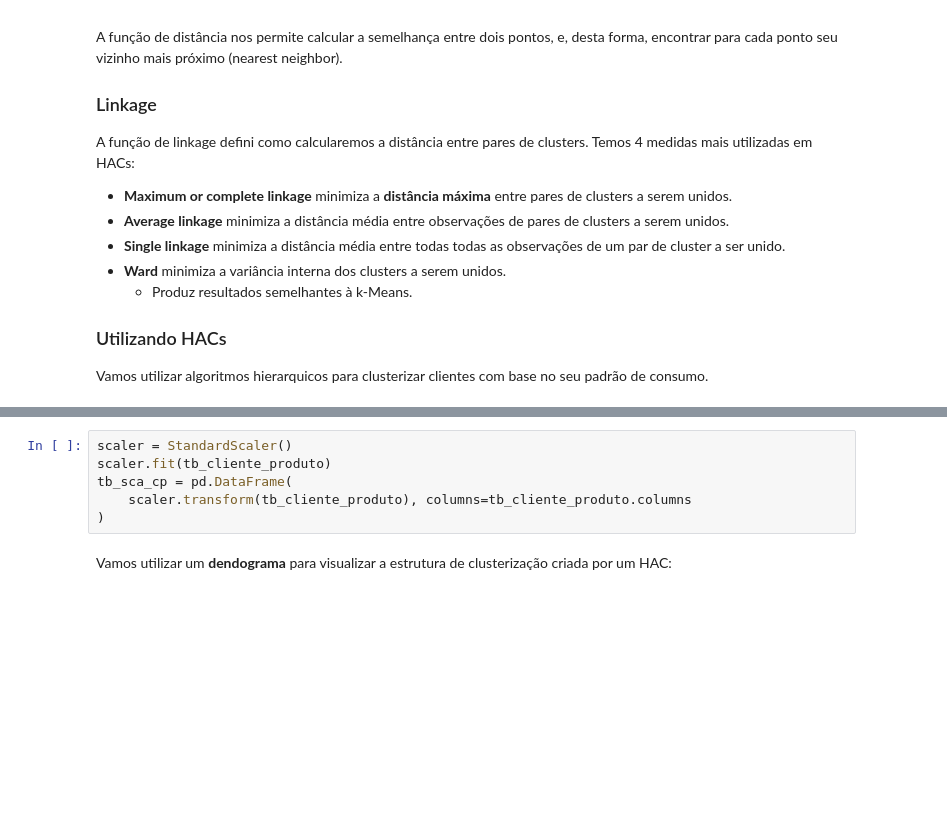
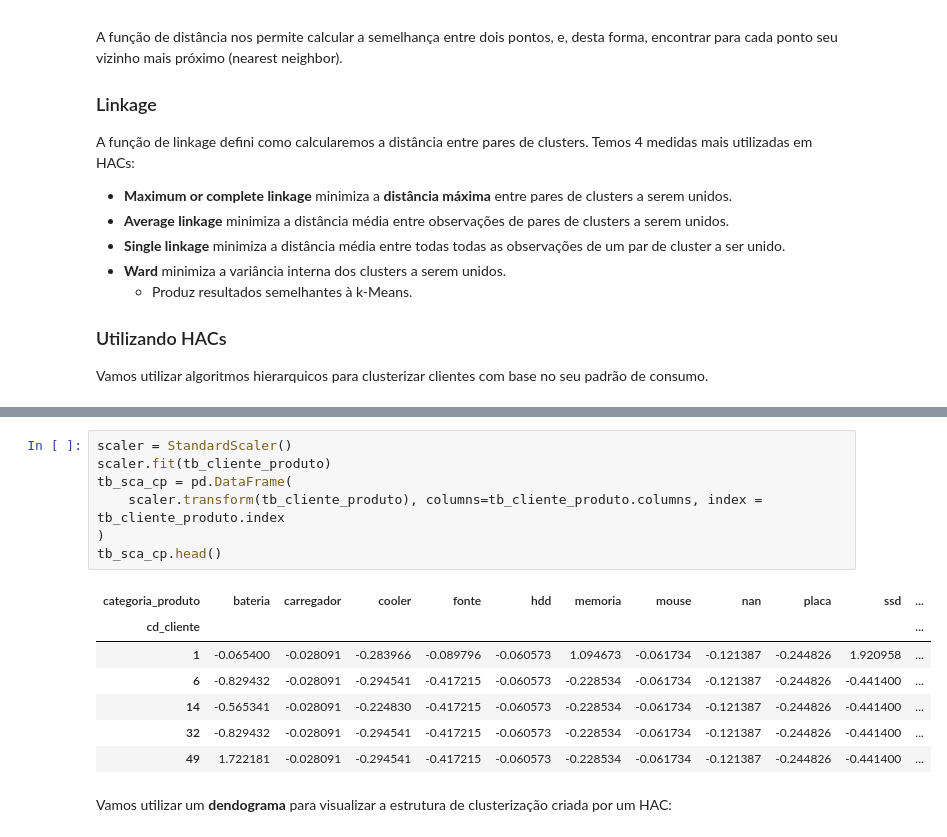
Before and after one commit to sadguilherme/99_PT_JAN2023, a Jupyter notebook: aulas/20230525 Algoritmos Não-Supervisionados II.ipynb, the cells around one changed output, grey strips where cells are left out. Saved outputs shown, nothing was run; the diff lists cells and outputs as text; blank space fills up the shorter version.

```diff
--- a/aulas/20230525 Algoritmos Não-Supervisionados II.ipynb
+++ b/aulas/20230525 Algoritmos Não-Supervisionados II.ipynb
@@ -61,9 +76,18 @@ tb_cliente_produto.head()
 # %%
 scaler = StandardScaler()
 scaler.fit(tb_cliente_produto)
 tb_sca_cp = pd.DataFrame(
-    scaler.transform(tb_cliente_produto), columns=tb_cliente_produto.columns
+    scaler.transform(tb_cliente_produto), columns=tb_cliente_produto.columns, index = tb_cliente_produto.index
 )
+tb_sca_cp.head()
+# %% [output]
+| categoria_produto | bateria | carregador | cooler | fonte | hdd | memoria | mouse | nan | placa | ssd | ... |
+| cd_cliente |  |  |  |  |  |  |  |  |  |  | ... |
+| 1 | -0.065400 | -0.028091 | -0.283966 | -0.089796 | -0.060573 | 1.094673 | -0.061734 | -0.121387 | -0.244826 | 1.920958 | ... |
+| 6 | -0.829432 | -0.028091 | -0.294541 | -0.417215 | -0.060573 | -0.228534 | -0.061734 | -0.121387 | -0.244826 | -0.441400 | ... |
+| 14 | -0.565341 | -0.028091 | -0.224830 | -0.417215 | -0.060573 | -0.228534 | -0.061734 | -0.121387 | -0.244826 | -0.441400 | ... |
+| 32 | -0.829432 | -0.028091 | -0.294541 | -0.417215 | -0.060573 | -0.228534 | -0.061734 | -0.121387 | -0.244826 | -0.441400 | ... |
+| 49 | 1.722181 | -0.028091 | -0.294541 | -0.417215 | -0.060573 | -0.228534 | -0.061734 | -0.121387 | -0.244826 | -0.441400 | ... |
 # %% [markdown]
 Vamos utilizar um **dendograma** para visualizar a estrutura de clusterização criada por um HAC:
 # %%
```
Also changed, not shown: parts of 33 cells of this notebook, 1 other file.
